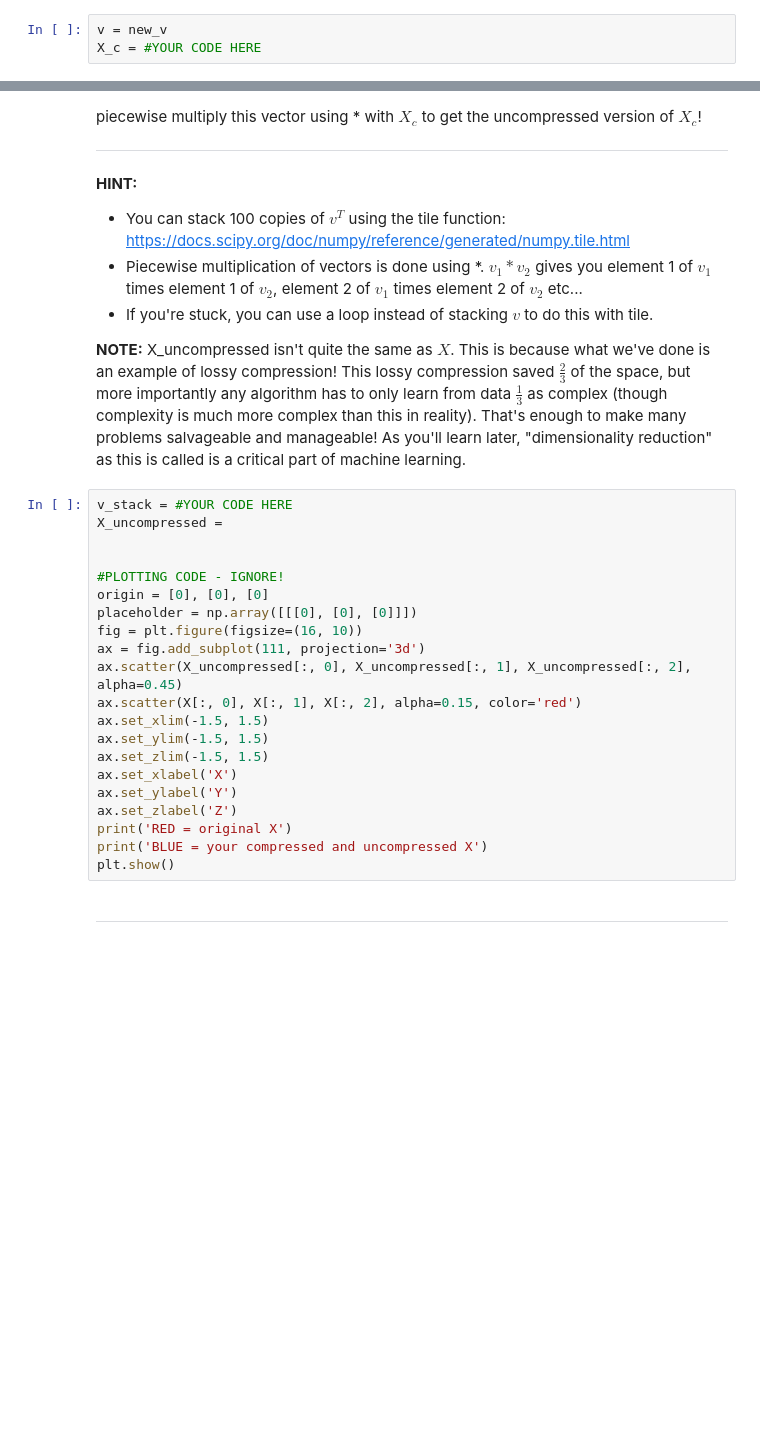
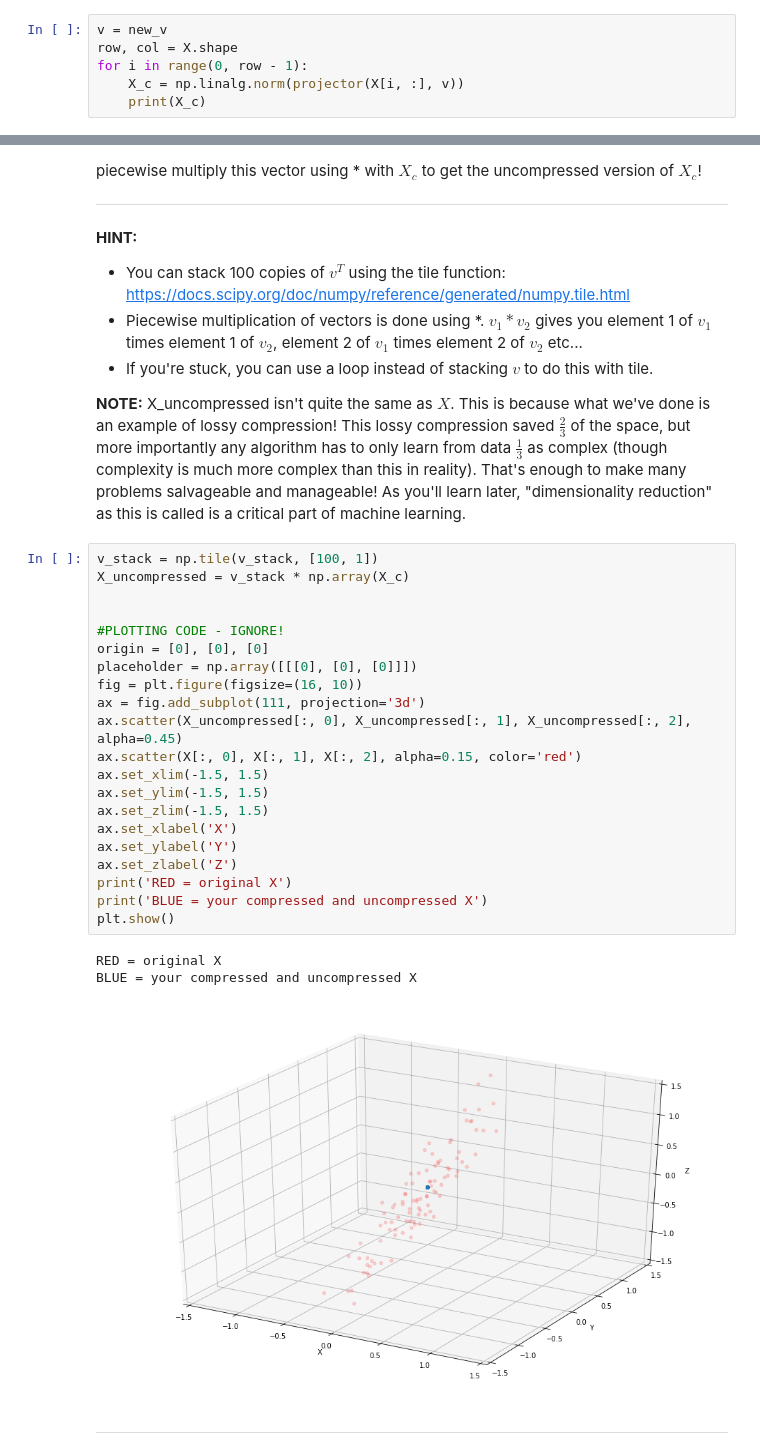
Before and after one commit to JinhMa/6670-Machine-Learning, a Jupyter notebook: C3670_A2.ipynb, the cells around one changed output, grey strips where cells are left out. Cells and saved outputs as stored; diff of their text form; blank space fills up the shorter version.

```diff
--- a/C3670_A2.ipynb
+++ b/C3670_A2.ipynb
@@ -349,6 +405,9 @@ This is what we took the first step towards above, when we found the direction o
 **HINT:**
 - Remember $X$ is a 100 by 3 matrix, and $v$ is a 3 dimensional vector. How do you project 100 examples onto a 3 dimensional vector?
 - Remember, $v$ is a unit vector. It should already have a length of 1.
-# %%
-v = new_v
-X_c = #YOUR CODE HERE
+# %%
+v = new_v
+row, col = X.shape
+for i in range(0, row - 1):
+    X_c = np.linalg.norm(projector(X[i, :], v))
+    print(X_c)
@@ -371,25 +448,29 @@ In other words, each number is a compressed version of a 3 dimensional point. To
 
 **NOTE:** X_uncompressed isn't quite the same as $X$. This is because what we've done is an example of lossy compression! This lossy compression saved $\frac{2}{3}$ of the space, but more importantly any algorithm has to only learn from data $\frac{1}{3}$ as complex (though complexity is much more complex than this in reality). That's enough to make many problems salvageable and manageable! As you'll learn later, "dimensionality reduction" as this is called is a critical part of machine learning.
 # %%
-v_stack = #YOUR CODE HERE
-X_uncompressed =
+v_stack = np.tile(v_stack, [100, 1])
+X_uncompressed = v_stack * np.array(X_c)
 
 
 #PLOTTING CODE - IGNORE!
 origin = [0], [0], [0]
 placeholder = np.array([[[0], [0], [0]]])
 fig = plt.figure(figsize=(16, 10))
 ax = fig.add_subplot(111, projection='3d')
 ax.scatter(X_uncompressed[:, 0], X_uncompressed[:, 1], X_uncompressed[:, 2], alpha=0.45)
 ax.scatter(X[:, 0], X[:, 1], X[:, 2], alpha=0.15, color='red')
 ax.set_xlim(-1.5, 1.5)
 ax.set_ylim(-1.5, 1.5)
 ax.set_zlim(-1.5, 1.5)
 ax.set_xlabel('X')
 ax.set_ylabel('Y')
 ax.set_zlabel('Z')
 print('RED = original X')
 print('BLUE = your compressed and uncompressed X')
 plt.show()
+# %% [output]
+RED = original X
+BLUE = your compressed and uncompressed X
+[figure, added]
 # %% [markdown]
 ---
```
Also changed, not shown: parts of 6 cells of this notebook.
